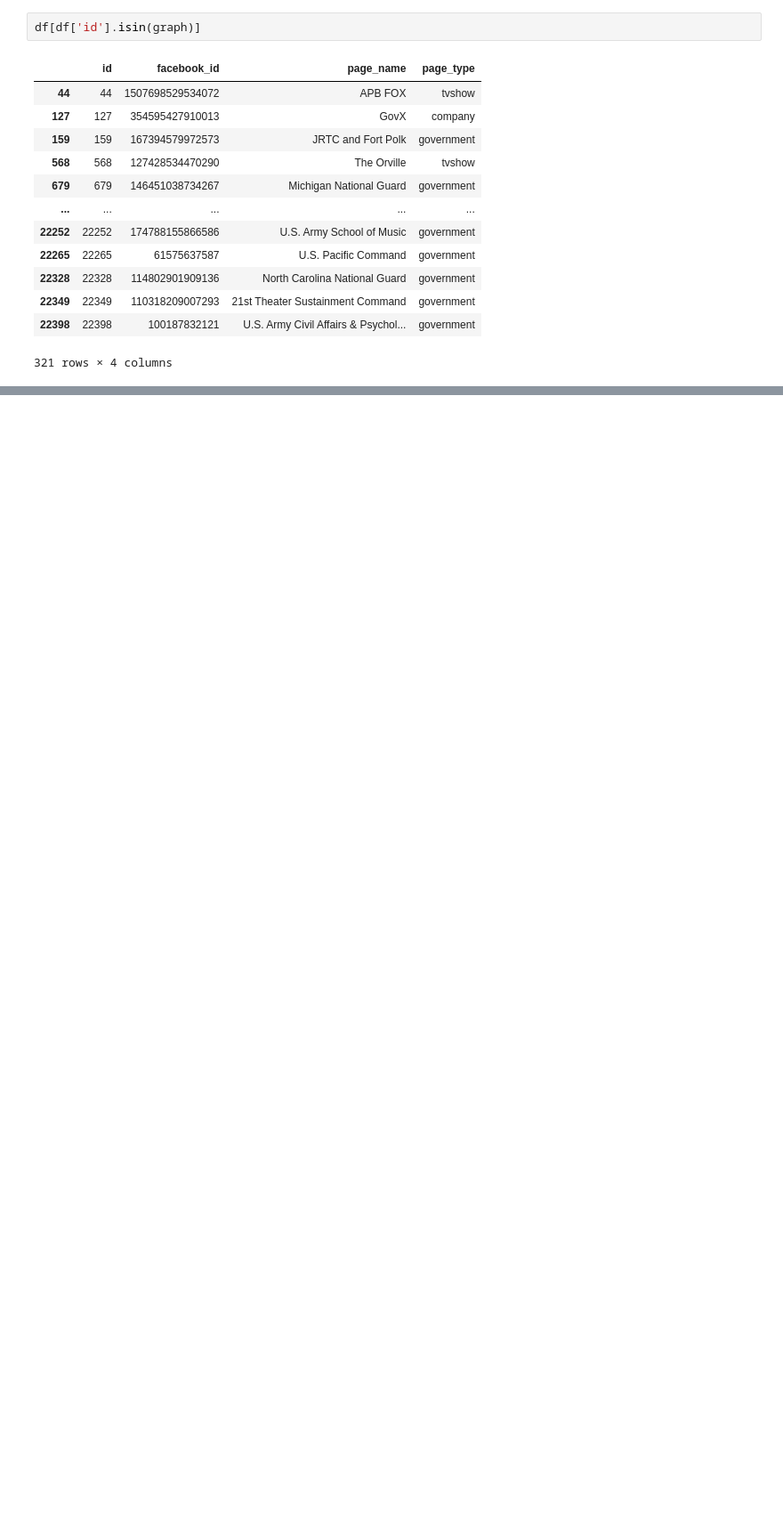
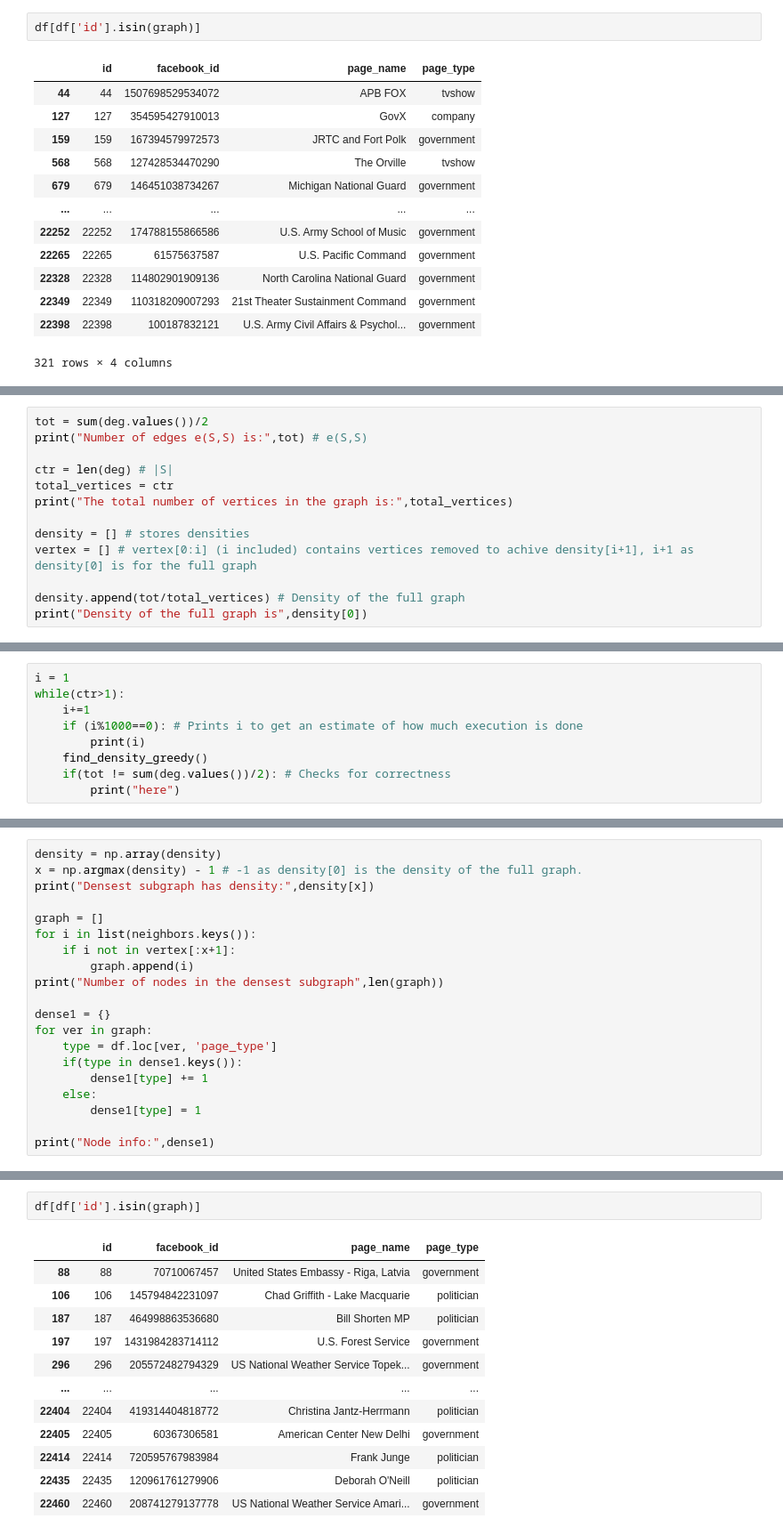
Before and after one commit to Kishan-Ved/DS_Clustering, a Jupyter notebook: data_science_assignment1.ipynb, the cells around one changed output, grey strips where cells are left out. Shown at 89% size. Drawn from its saved outputs; the diff is of its cells as text; blank space fills up the shorter version.

```diff
--- a/data_science_assignment1.ipynb
+++ b/data_science_assignment1.ipynb
@@ -252,0 +419,13 @@ df[df['id'].isin(graph)]
+# %%
+tot = sum(deg.values())/2
+print("Number of edges e(S,S) is:",tot) # e(S,S)
+
+ctr = len(deg) # |S|
+total_vertices = ctr
+print("The total number of vertices in the graph is:",total_vertices)
+
+density = [] # stores densities
+vertex = [] # vertex[0:i] (i included) contains vertices removed to achive density[i+1], i+1 as density[0] is for the full graph
+
+density.append(tot/total_vertices) # Density of the full graph
+print("Density of the full graph is",density[0])
@@ -252,0 +436,9 @@ df[df['id'].isin(graph)]
+# %%
+i = 1
+while(ctr>1):
+    i+=1
+    if (i%1000==0): # Prints i to get an estimate of how much execution is done
+        print(i)
+    find_density_greedy()
+    if(tot != sum(deg.values())/2): # Checks for correctness
+        print("here")
@@ -252,0 +463,20 @@ df[df['id'].isin(graph)]
+# %%
+density = np.array(density)
+x = np.argmax(density) - 1 # -1 as density[0] is the density of the full graph.
+print("Densest subgraph has density:",density[x])
+
+graph = []
+for i in list(neighbors.keys()):
+    if i not in vertex[:x+1]:
+        graph.append(i)
+print("Number of nodes in the densest subgraph",len(graph))
+
+dense1 = {}
+for ver in graph:
+    type = df.loc[ver, 'page_type']
+    if(type in dense1.keys()):
+        dense1[type] += 1
+    else:
+        dense1[type] = 1
+
+print("Node info:",dense1)
@@ -252,0 +489,15 @@ df[df['id'].isin(graph)]
+# %%
+df[df['id'].isin(graph)]
+# %% [output]
+|  | id | facebook_id | page_name | page_type |
+| 88 | 88 | 70710067457 | United States Embassy - Riga, Latvia | government |
+| 106 | 106 | 145794842231097 | Chad Griffith - Lake Macquarie | politician |
+| 187 | 187 | 464998863536680 | Bill Shorten MP | politician |
+| 197 | 197 | 1431984283714112 | U.S. Forest Service | government |
+| 296 | 296 | 205572482794329 | US National Weather Service Topek... | government |
+| ... | ... | ... | ... | ... |
+| 22404 | 22404 | 419314404818772 | Christina Jantz-Herrmann | politician |
+| 22405 | 22405 | 60367306581 | American Center New Delhi | government |
+| 22414 | 22414 | 720595767983984 | Frank Junge | politician |
+| 22435 | 22435 | 120961761279906 | Deborah O'Neill | politician |
+| 22460 | 22460 | 208741279137778 | US National Weather Service Amari... | government |
```
Also changed, not shown: parts of 60 cells of this notebook.
